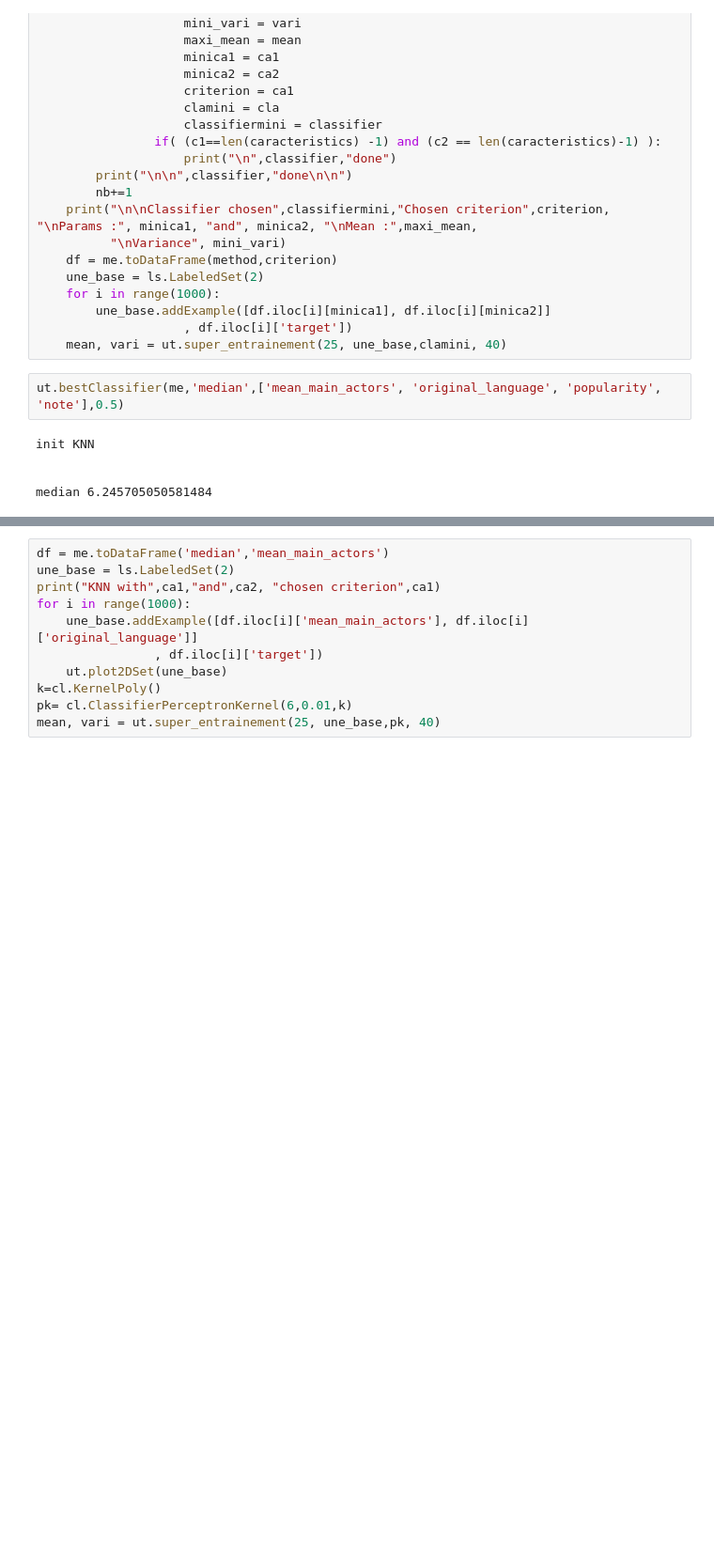
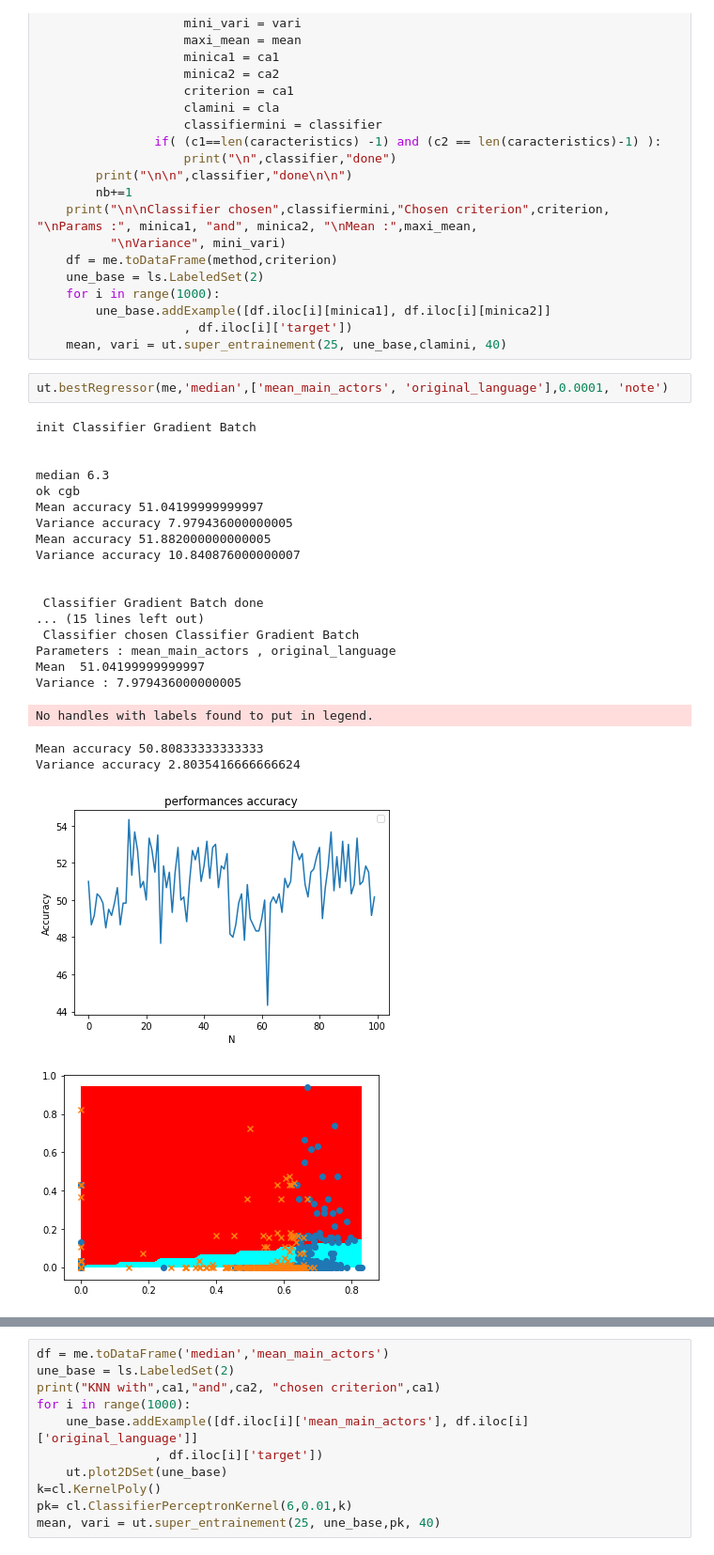
Before and after one commit to ohouens/3i026, a Jupyter notebook: projet/Brouillon.ipynb, the cells around one changed output, grey strips where cells are left out. Shown at 94% size. Cells and saved outputs as stored; diff of their text form; blank space fills up the shorter version.

```diff
--- a/projet/Brouillon.ipynb
+++ b/projet/Brouillon.ipynb
@@ -270,9 +270,27 @@ def bestCriteria(en, method, caracteristics,learningRate):
                     , df.iloc[i]['target'])
     mean, vari = ut.super_entrainement(25, une_base,clamini, 40)
 # %%
-ut.bestClassifier(me,'median',['mean_main_actors', 'original_language', 'popularity', 'note'],0.5)
+ut.bestRegressor(me,'median',['mean_main_actors', 'original_language'],0.0001, 'note')
 # %% [output]
-init KNN
+init Classifier Gradient Batch
 
 
-median 6.245705050581484
+median 6.3
+ok cgb
+Mean accuracy 51.04199999999997
+Variance accuracy 7.979436000000005
+Mean accuracy 51.882000000000005
+Variance accuracy 10.840876000000007
+
+
+ Classifier Gradient Batch done
+... (15 lines left out)
+ Classifier chosen Classifier Gradient Batch
+Parameters : mean_main_actors , original_language
+Mean  51.04199999999997
+Variance : 7.979436000000005
+No handles with labels found to put in legend.
+Mean accuracy 50.80833333333333
+Variance accuracy 2.8035416666666624
+[figure, added]
+[figure, added]
```
Also changed, not shown: parts of 10 cells of this notebook.
